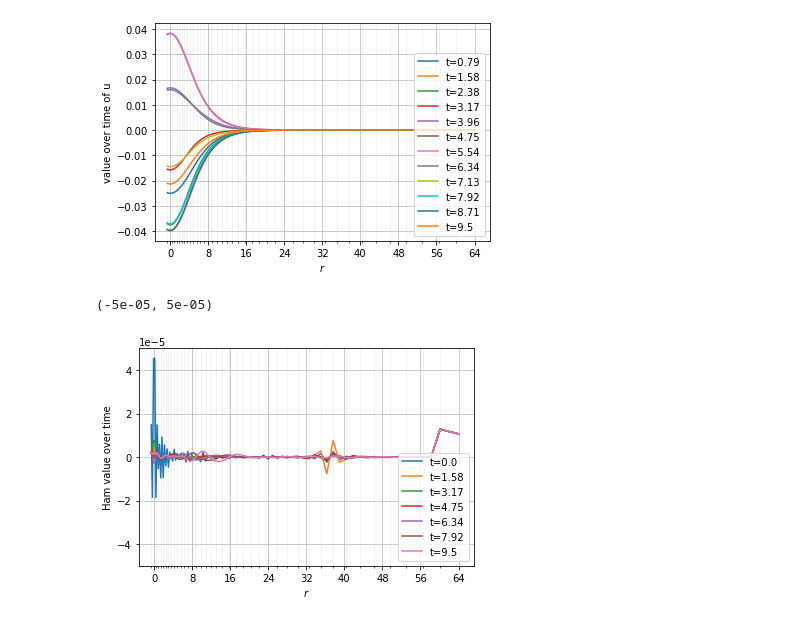
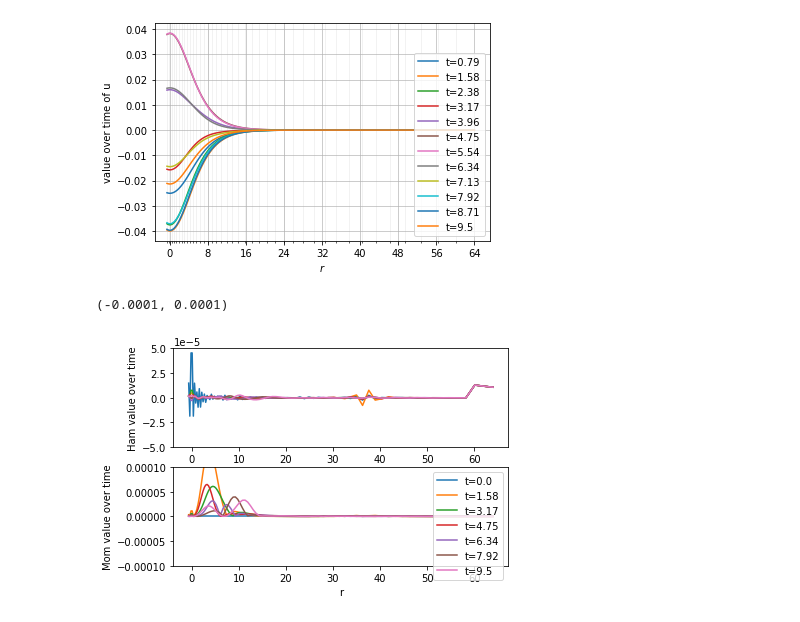
Before and after one commit to GRTLCollaboration/engrenage, a Jupyter notebook: examples/OscillatonEvolution.ipynb, the cells around one changed output. Cells and saved outputs as stored; diff of their text form; code cells hidden in the pictures.

```diff
--- a/examples/OscillatonEvolution.ipynb
+++ b/examples/OscillatonEvolution.ipynb
@@ -161,25 +163,31 @@ set_grid_on_ax(ax, r)
 [figure]
 # %%
 # calculate the diagnostics, just the Hamiltonian constraint for now
-Ham = get_Ham_diagnostic(solution, t, grid, background, my_matter)
+Ham, Mom = get_constraints_diagnostic(solution, t, grid, background, my_matter)
 # %%
-# plot the profile for Ham at a selection of times
+# plot the profile for Ham and Mom at a selection of times
 
 for i, t_i in enumerate(t) :
     if (i < num_points_t) and (i % 16 == 0) :
         labelt = "t="+str(round(t_i,2))
         Ham_t = Ham[i,:]
+        ax1 = plt.subplot(211)
         plt.plot(r, Ham_t, label=labelt)
+        ax2 = plt.subplot(212)
+        Mom_t = np.sqrt(Mom[i,:,i_r]**2 + Mom[i,:,i_t]**2 + Mom[i,:,i_p]**2)
+        plt.plot(r, Mom_t, label=labelt)
 
-plt.legend(loc=4)
-plt.ylabel('Ham value over time')
-ax = plt.gcf().gca()
-set_grid_on_ax(ax, r)
-#plt.xlim(-1,10.0)
-plt.ylim(-5e-5,5e-5)
+plt.legend()
+ax2.set_xlabel('r')
+ax1.set_ylabel('Ham value over time')
+# ax1.set_xlim(-1,20.0)
+ax1.set_ylim(-5e-5,5e-5)
+ax2.set_ylabel('Mom value over time')
+# ax2.set_xlim(-1,20.0)
+ax2.set_ylim(-5e-5,1e-5)
 # %% [output]
-(-5e-05, 5e-05)
+(-0.0001, 0.0001)
-[figure, old version]
+[figure, new version]
 # %%
 # Animation of the fields (u, v) varying in time
 from matplotlib import animation
```
Also changed, not shown: parts of 2 cells of this notebook, 1 other file.
